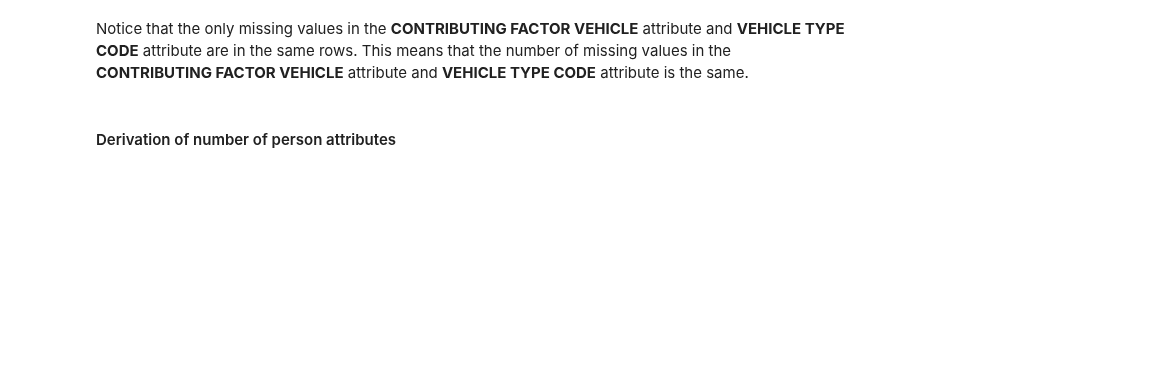
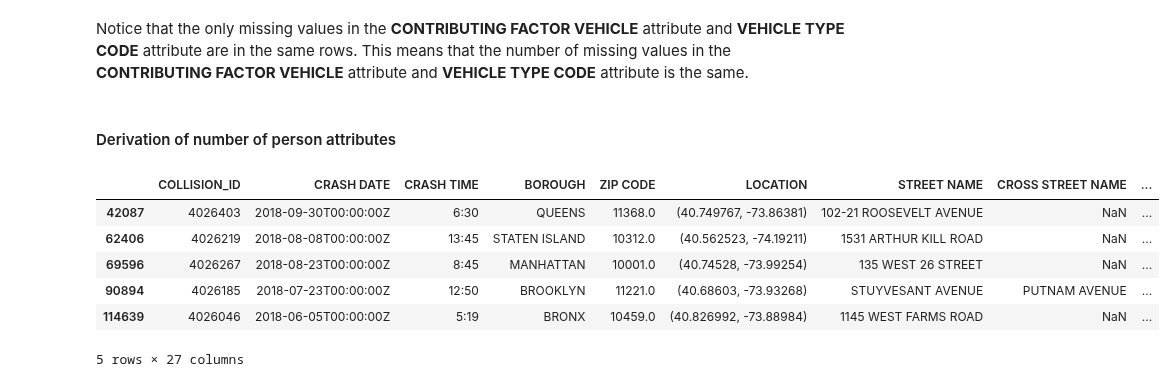
Before and after one commit to 0J0P0/NYC-Collisions-Visualization-Project, a Jupyter notebook: preprocessing.ipynb, the cells around one changed output. Drawn from its saved outputs; the diff is of its cells as text; code cells hidden in the pictures; blank space fills up the shorter version.

```diff
--- a/preprocessing.ipynb
+++ b/preprocessing.ipynb
@@ -200,0 +221,3 @@ dtype: int64
+# %%
+precollision['ZIP CODE'] = precollision['ZIP CODE'].fillna(-1)
+precollision['LOCATION'] = precollision['LOCATION'].fillna('(-1,-1)')
@@ -200,0 +237,24 @@ dtype: int64
+# %%
+zipcodes = None
+# %%
+if os.path.exists(f'{dir}/collisions_2018-2020_prepro_v2.csv'):
+    precollision = pd.read_csv(f'{dir}/collisions_2018-2020_prepro_v2.csv')
+    zipcodes = precollision['DERIVATED ZIP']
+else:
+    if zipcodes is None:
+        search = SearchEngine()
+
+        def get_zipcode(df, location):
+            if df[location] == '(-1,-1)':
+                return np.nan
+
+            lat, lon = df[location].replace('(', '').replace(')', '').split(',')
+            result = search.by_coordinates(float(lat), float(lon))
+            if len(result) > 0:
+                return result[0]
+            else:
+                return np.nan
+
+        zipcodes = precollision.apply(get_zipcode, axis=1, location='LOCATION')
+        precollision['DERIVATED ZIP'] = zipcodes
+        precollision.to_csv(f'{dir}/collisions_2018-2020_prepro_v2.csv', index=False)
@@ -244,3 +347,13 @@ Notice that the only missing values in the **CONTRIBUTING FACTOR VEHICLE** attri
 #### Derivation of number of person attributes
 # %%
 # como se hace para imputar los missing del numero de personas? o mejor se elimina?
+# %%
+precollision[precollision['NUMBER OF PERSONS INJURED'].isnull() | precollision['NUMBER OF PERSONS KILLED'].isnull()]
+# %% [output]
+|  | COLLISION_ID | CRASH DATE | CRASH TIME | BOROUGH | ZIP CODE | LOCATION | STREET NAME | CROSS STREET NAME | ... |
+| 42087 | 4026403 | 2018-09-30T00:00:00Z | 6:30 | QUEENS | 11368.0 | (40.749767, -73.86381) | 102-21 ROOSEVELT AVENUE | NaN | ... |
+| 62406 | 4026219 | 2018-08-08T00:00:00Z | 13:45 | STATEN ISLAND | 10312.0 | (40.562523, -74.19211) | 1531 ARTHUR KILL ROAD | NaN | ... |
+| 69596 | 4026267 | 2018-08-23T00:00:00Z | 8:45 | MANHATTAN | 10001.0 | (40.74528, -73.99254) | 135 WEST 26 STREET | NaN | ... |
+| 90894 | 4026185 | 2018-07-23T00:00:00Z | 12:50 | BROOKLYN | 11221.0 | (40.68603, -73.93268) | STUYVESANT AVENUE | PUTNAM AVENUE | ... |
+| 114639 | 4026046 | 2018-06-05T00:00:00Z | 5:19 | BRONX | 10459.0 | (40.826992, -73.88984) | 1145 WEST FARMS ROAD | NaN | ... |
+5 rows × 27 columns
```
Also changed, not shown: parts of 15 cells of this notebook, 1 other file.
